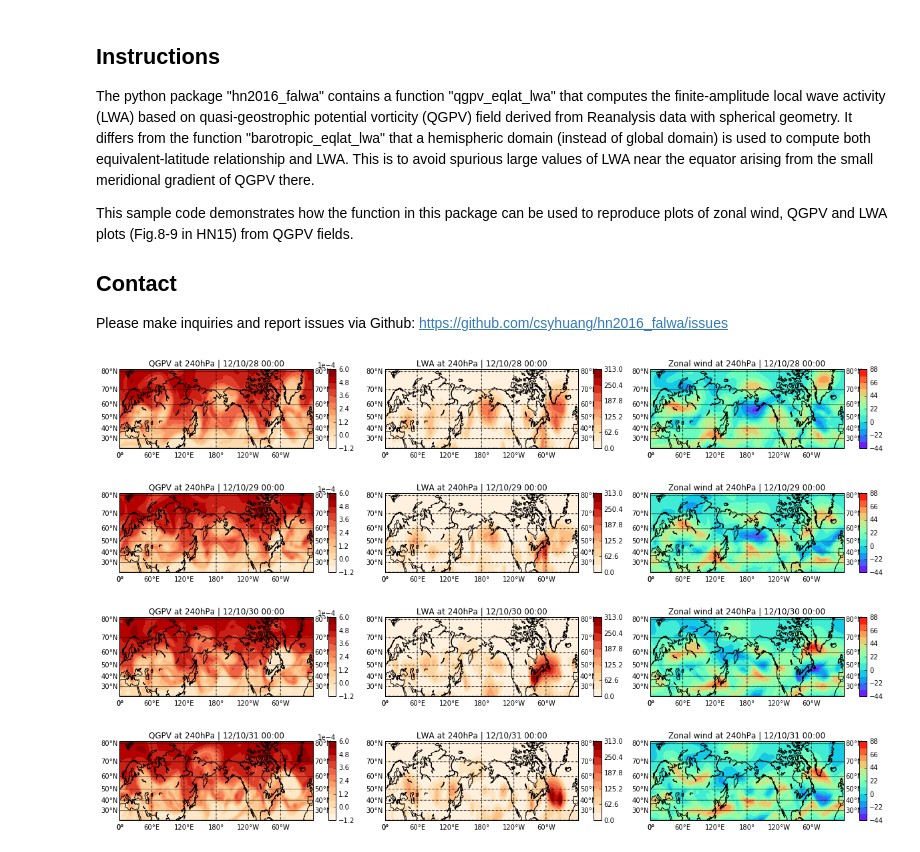
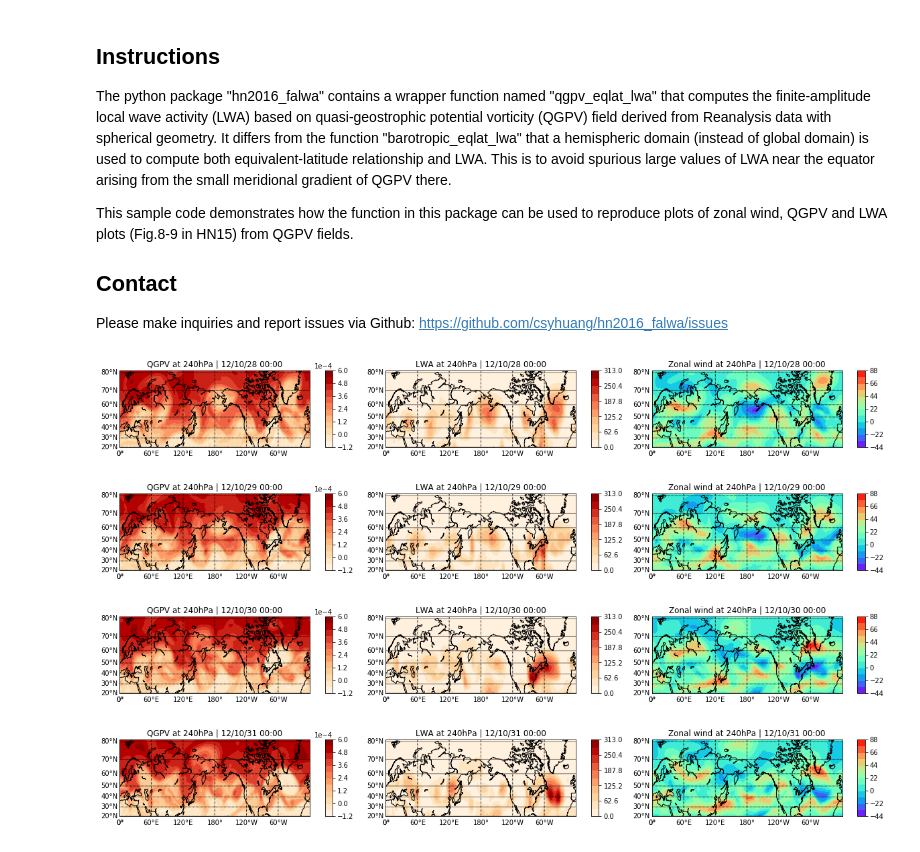
Before and after one commit to csyhuang/hn2016_falwa, a Jupyter notebook: examples/Example_qgpv.ipynb, the cells around one changed output. Saved outputs shown, nothing was run; the diff lists cells and outputs as text; code cells hidden in the pictures.

Commit message:
Update to v0.2.0: package restructured.

```diff
--- a/examples/Example_qgpv.ipynb
+++ b/examples/Example_qgpv.ipynb
@@ -1,7 +1,7 @@
 # %% [markdown]
 ## Instructions
 
-The python package "hn2016_falwa" contains a function "qgpv_eqlat_lwa" that computes the finite-amplitude local wave activity (LWA) based on quasi-geostrophic potential vorticity (QGPV) field derived from Reanalysis data with spherical geometry. It differs from the function "barotropic_eqlat_lwa" that a hemispheric domain (instead of global domain) is used to compute both equivalent-latitude relationship and LWA. This is to avoid spurious large values of LWA near the equator arising from the small meridional gradient of QGPV there.
+The python package "hn2016_falwa" contains a wrapper function named "qgpv_eqlat_lwa" that computes the finite-amplitude local wave activity (LWA) based on quasi-geostrophic potential vorticity (QGPV) field derived from Reanalysis data with spherical geometry. It differs from the function "barotropic_eqlat_lwa" that a hemispheric domain (instead of global domain) is used to compute both equivalent-latitude relationship and LWA. This is to avoid spurious large values of LWA near the equator arising from the small meridional gradient of QGPV there.
 
 This sample code demonstrates how the function in this package can be used to reproduce plots of zonal wind, QGPV and LWA plots (Fig.8-9 in HN15) from QGPV fields.
 
@@ -54,7 +54,7 @@ from mpl_toolkits.basemap import Basemap, addcyclic, shiftgrid
 
 # --- Codes for plotting ---
 for tt in range(4):
-    Qref, LWA = hn2016_falwa.api.qgpv_eqlat_lwa(ylat,QGPV[tt,0,:,:],area,Earth_radius*clat*dphi)
+    Qref, LWA = qgpv_eqlat_lwa(ylat,QGPV[tt,0,:,:],area,Earth_radius*clat*dphi)
 
     fig = plt.figure(figsize=(16,2))
 
@@ -70,38 +70,38 @@ for tt in range(4):
     cb.ax.yaxis.set_offset_position('right')
     cb.update_ticks()
     m.drawcoastlines(linewidth=1.0)
-    m.drawparallels(np.arange(-80,81,10),labels=[1,1,0,0])
+    m.drawparallels(np.arange(-80,81,10),labels=[1,0,0,0])
     m.drawmeridians(np.arange(0,360,60),labels=[0,0,0,1])
 
     ax = fig.add_subplot(132)
     ax.set_title("LWA at 240hPa | "+Datestamp[tt].strftime("%y/%m/%d %H:%M"))
     m = Basemap(llcrnrlon=0,llcrnrlat=20.,urcrnrlon=360,urcrnrlat=81,fix_aspect=False,projection='mill')
     LWA_plot, lons = addcyclic(LWA, xlon)
     lons, lats = np.meshgrid(lons, ylat) # find x,y of map projection grid.
     x, y = m(lons, lats)
     cs = m.contourf(x,y,LWA_plot,LWA_axis,cmap='OrRd')
     cb = m.colorbar(cs,"right",size="4%", pad='8%')
     cb.formatter.set_powerlimits((0, 0))
     m.drawcoastlines(linewidth=1.0)
-    m.drawparallels(np.arange(-80,81,10),labels=[1,1,0,0])
+    m.drawparallels(np.arange(-80,81,10),labels=[1,0,0,0])
     m.drawmeridians(np.arange(0,360,60),labels=[0,0,0,1])
 
     ax = fig.add_subplot(133)
     ax.set_title("Zonal wind at 240hPa | "+Datestamp[tt].strftime("%y/%m/%d %H:%M"))
     m = Basemap(llcrnrlon=0,llcrnrlat=20.,urcrnrlon=360,urcrnrlat=81,fix_aspect=False,projection='mill')
     u_plot, lons = addcyclic(u[tt,0,:,:], xlon)
     lons, lats = np.meshgrid(lons, ylat) # find x,y of map projection grid.
     x, y = m(lons, lats)
     cs = m.contourf(x,y,u_plot,u_caxis,cmap='rainbow')
     cb = m.colorbar(cs,"right",size="4%", pad='8%')
     cb.formatter.set_powerlimits((0, 0))
     m.drawcoastlines(linewidth=1.0)
-    m.drawparallels(np.arange(-80,81,10),labels=[1,1,0,0])
+    m.drawparallels(np.arange(-80,81,10),labels=[1,0,0,0])
     m.drawmeridians(np.arange(0,360,60),labels=[0,0,0,1])
 
     plt.tight_layout(pad=0.4, w_pad=4.0, h_pad=2.0)
 # %% [output]
-[figure, old version]
+[figure, new version]
-[figure, old version]
+[figure, new version]
-[figure, old version]
+[figure, new version]
-[figure, old version]
+[figure, new version]
```
Also changed, not shown: parts of 1 cell of this notebook, 41 other files.
